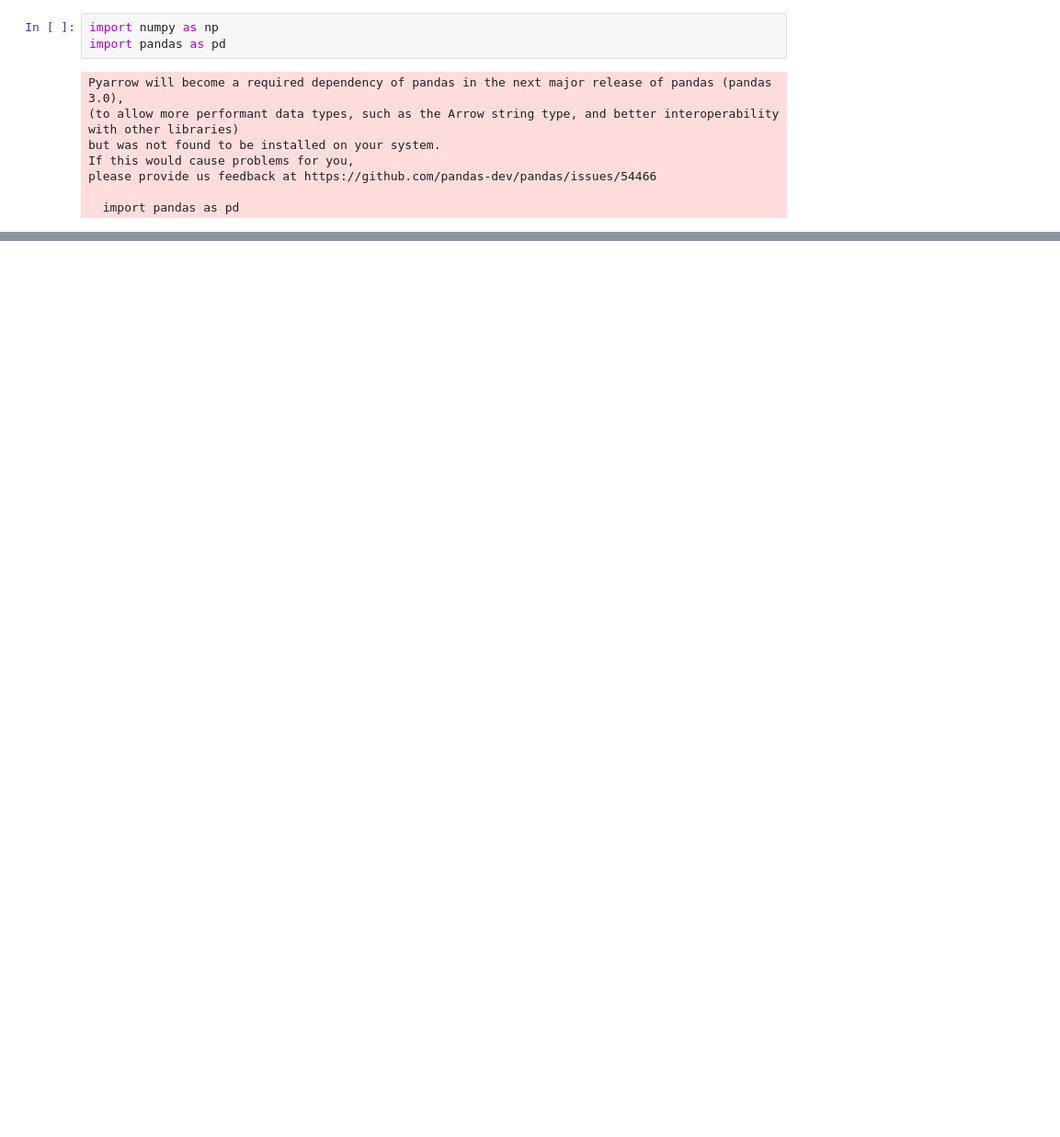
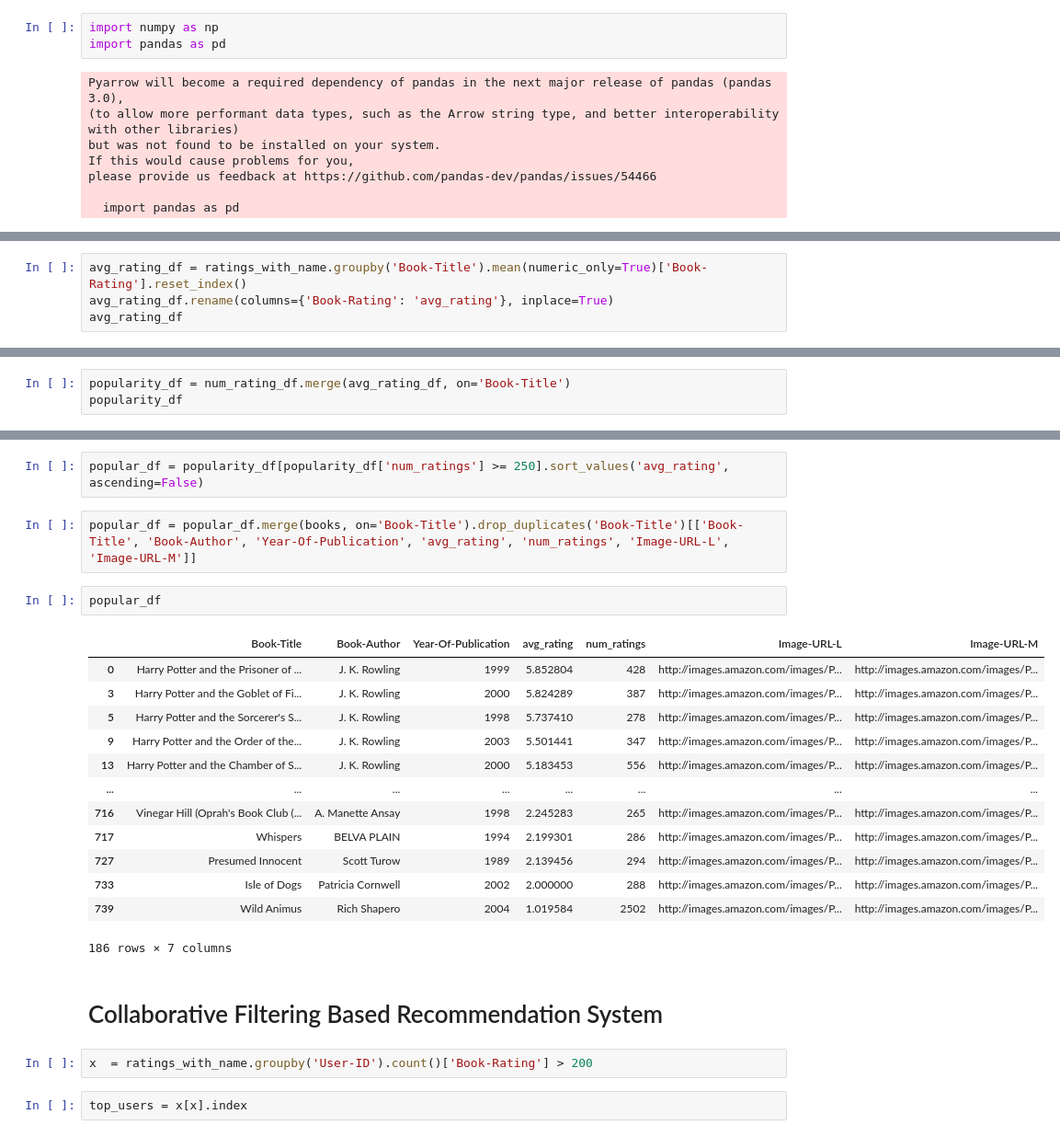
Before and after one commit to Bhavik-punmiya/Book-Recommendation-System, a Jupyter notebook: notebook/book-recommender-system.ipynb, the cells around one changed output, grey strips where cells are left out. Shown at 92% size. Cells and saved outputs as stored; diff of their text form; blank space fills up the shorter version.

Commit message:
Recommendation System Done

```diff
--- a/notebook/book-recommender-system.ipynb
+++ b/notebook/book-recommender-system.ipynb
@@ -17,0 +117,4 @@ FileNotFoundError: [Errno 2] No such file or directory: 'books.csv'
+# %%
+avg_rating_df = ratings_with_name.groupby('Book-Title').mean(numeric_only=True)['Book-Rating'].reset_index()
+avg_rating_df.rename(columns={'Book-Rating': 'avg_rating'}, inplace=True)
+avg_rating_df
@@ -17,0 +135,3 @@ FileNotFoundError: [Errno 2] No such file or directory: 'books.csv'
+# %%
+popularity_df = num_rating_df.merge(avg_rating_df, on='Book-Title')
+popularity_df
@@ -17,0 +152,26 @@ FileNotFoundError: [Errno 2] No such file or directory: 'books.csv'
+# %%
+popular_df = popularity_df[popularity_df['num_ratings'] >= 250].sort_values('avg_rating', ascending=False)
+# %%
+popular_df = popular_df.merge(books, on='Book-Title').drop_duplicates('Book-Title')[['Book-Title', 'Book-Author', 'Year-Of-Publication', 'avg_rating', 'num_ratings', 'Image-URL-L', 'Image-URL-M']]
+# %%
+popular_df
+# %% [output]
+|  | Book-Title | Book-Author | Year-Of-Publication | avg_rating | num_ratings | Image-URL-L | Image-URL-M |
+| 0 | Harry Potter and the Prisoner of ... | J. K. Rowling | 1999 | 5.852804 | 428 | http://images.amazon.com/images/P... | http://images.amazon.com/images/P... |
+| 3 | Harry Potter and the Goblet of Fi... | J. K. Rowling | 2000 | 5.824289 | 387 | http://images.amazon.com/images/P... | http://images.amazon.com/images/P... |
+| 5 | Harry Potter and the Sorcerer's S... | J. K. Rowling | 1998 | 5.737410 | 278 | http://images.amazon.com/images/P... | http://images.amazon.com/images/P... |
+| 9 | Harry Potter and the Order of the... | J. K. Rowling | 2003 | 5.501441 | 347 | http://images.amazon.com/images/P... | http://images.amazon.com/images/P... |
+| 13 | Harry Potter and the Chamber of S... | J. K. Rowling | 2000 | 5.183453 | 556 | http://images.amazon.com/images/P... | http://images.amazon.com/images/P... |
+| ... | ... | ... | ... | ... | ... | ... | ... |
+| 716 | Vinegar Hill (Oprah's Book Club (... | A. Manette Ansay | 1998 | 2.245283 | 265 | http://images.amazon.com/images/P... | http://images.amazon.com/images/P... |
+| 717 | Whispers | BELVA PLAIN | 1994 | 2.199301 | 286 | http://images.amazon.com/images/P... | http://images.amazon.com/images/P... |
+| 727 | Presumed Innocent | Scott Turow | 1989 | 2.139456 | 294 | http://images.amazon.com/images/P... | http://images.amazon.com/images/P... |
+| 733 | Isle of Dogs | Patricia Cornwell | 2002 | 2.000000 | 288 | http://images.amazon.com/images/P... | http://images.amazon.com/images/P... |
+| 739 | Wild Animus | Rich Shapero | 2004 | 1.019584 | 2502 | http://images.amazon.com/images/P... | http://images.amazon.com/images/P... |
+186 rows × 7 columns
+# %% [markdown]
+# Collaborative Filtering Based Recommendation System
+# %%
+x  = ratings_with_name.groupby('User-ID').count()['Book-Rating'] > 200
+# %%
+top_users = x[x].index
```
Also changed, not shown: parts of 28 cells of this notebook.
